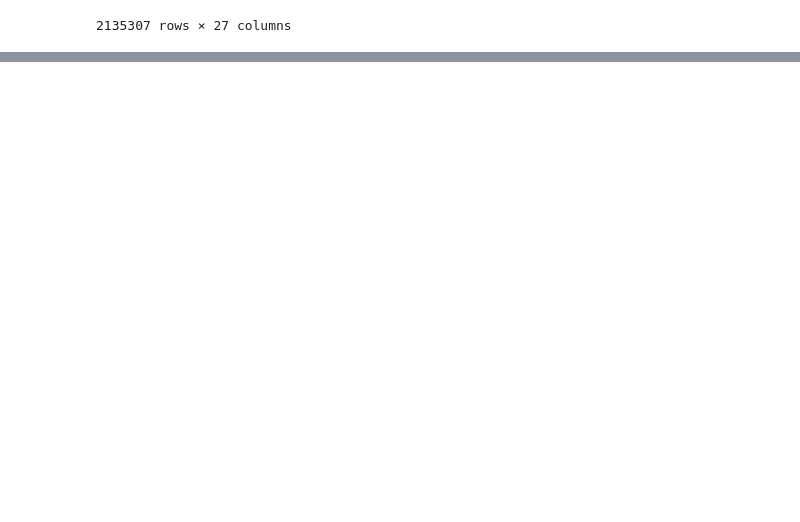
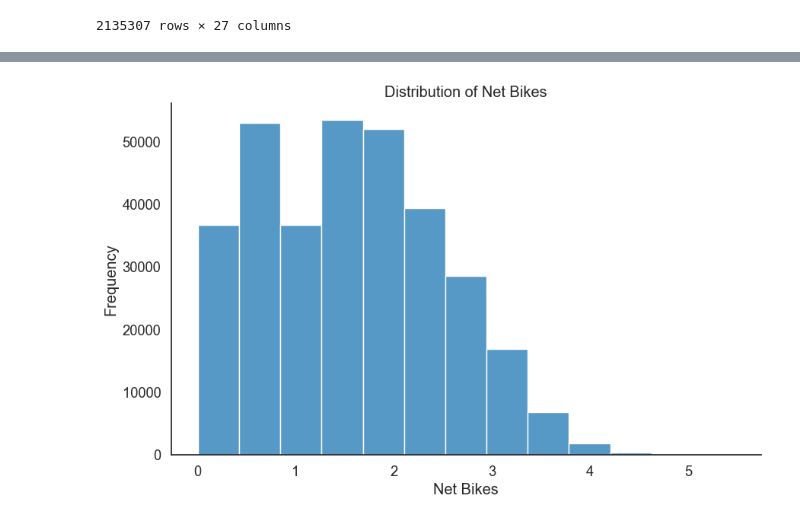
Before and after one commit to tochenan/CitiBike-Demand-Prediction, a Jupyter notebook: src/EDA.ipynb, the cells around one changed output, grey strips where cells are left out. Saved outputs shown, nothing was run; the diff lists cells and outputs as text; code cells hidden in the pictures; blank space fills up the shorter version.

```diff
--- a/src/EDA.ipynb
+++ b/src/EDA.ipynb
@@ -414,0 +449,10 @@ XGBoost MAPE: 15.711701201501697
+# %%
+# log-transformed fit and filter out low demand stations
+filtered_df = combined_df[combined_df['incoming_bikes'] > 9]
+filtered_df['log'] = np.log1p(filtered_df[target])
+combined_df_encoded = pd.get_dummies(filtered_df[features + ['log']], columns=[ 'year'])
+
+train, test = train_test_split(combined_df_encoded, test_size=0.2)
+best_model, xgb_fitted_log_fitlered, xgb_forecasts_log_filtered = xgboost_optimised(train, test, target='log')
+
+print(model_evaluation(test['log'], xgb_forecasts_log_filtered))
@@ -414,0 +504,2 @@ XGBoost MAPE: 15.711701201501697
+# %%
+combined_df_encoded.reset_index(drop=True, inplace=True)
@@ -414,0 +556,14 @@ XGBoost MAPE: 15.711701201501697
+# %%
+# plot distribution of net bikes
+plt.figure(figsize=(10, 6))
+sns.set(font_scale=1.2, style='white')
+sns.histplot(combined_df_encoded['log_incoming'], bins = 13,  color='tab:blue')
+plt.title('Distribution of Net Bikes')
+plt.xlabel('Net Bikes')
+plt.ylabel('Frequency')
+
+sns.despine()
+plt.savefig(f'../{viz_path}log_transformed_incoming_bikes.png', dpi = 300, transparent = True)
+plt.show()
+# %% [output]
+[figure, added]
```
Also changed, not shown: parts of 37 cells of this notebook, 20 other files.
